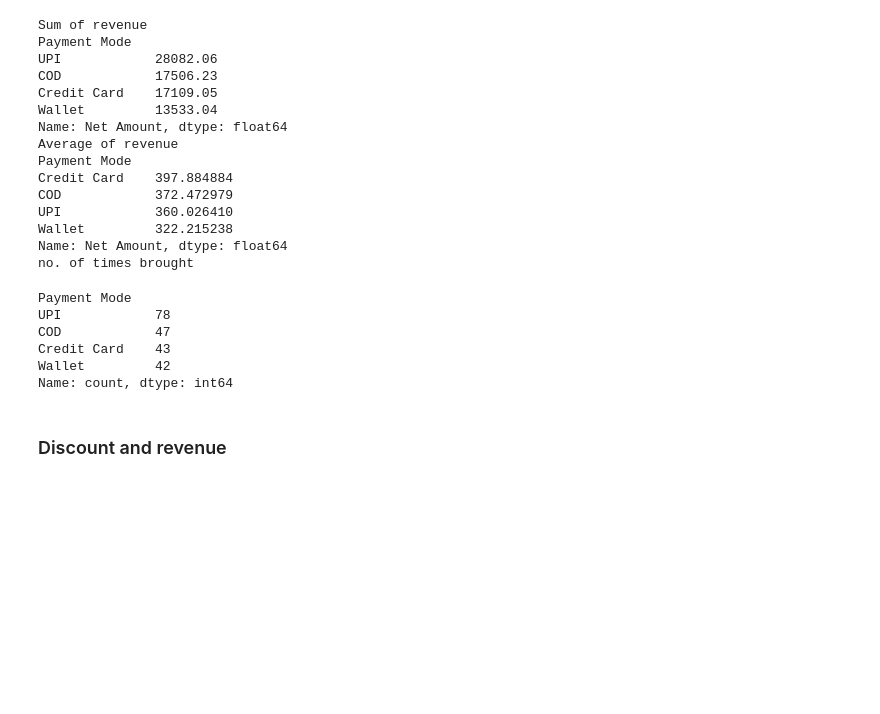
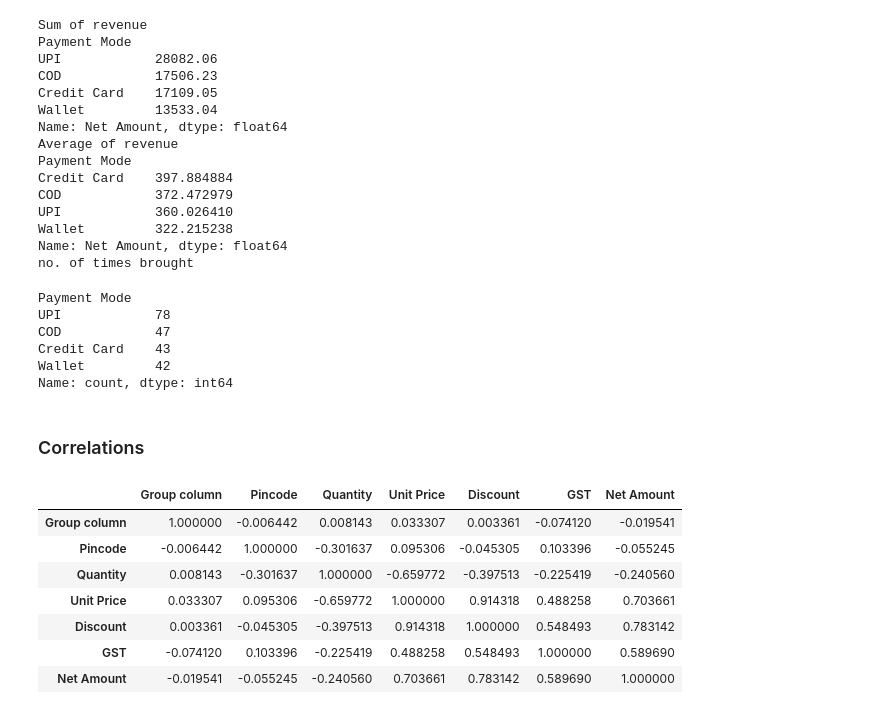
Before and after one commit to AditiShah-data/Data_analysis_scikit-learn, a Jupyter notebook: Python.ipynb, the cells around one changed output. Drawn from its saved outputs; the diff is of its cells as text; code cells hidden in the pictures; blank space fills up the shorter version.

```diff
--- a/Python.ipynb
+++ b/Python.ipynb
@@ -296,2 +296,13 @@ Name: count, dtype: int64
 # %% [markdown]
-### Discount and revenue
+### Correlations
+# %%
+df.corr(numeric_only=True)
+# %% [output]
+|  | Group column | Pincode | Quantity | Unit Price | Discount | GST | Net Amount |
+| Group column | 1.000000 | -0.006442 | 0.008143 | 0.033307 | 0.003361 | -0.074120 | -0.019541 |
+| Pincode | -0.006442 | 1.000000 | -0.301637 | 0.095306 | -0.045305 | 0.103396 | -0.055245 |
+| Quantity | 0.008143 | -0.301637 | 1.000000 | -0.659772 | -0.397513 | -0.225419 | -0.240560 |
+| Unit Price | 0.033307 | 0.095306 | -0.659772 | 1.000000 | 0.914318 | 0.488258 | 0.703661 |
+| Discount | 0.003361 | -0.045305 | -0.397513 | 0.914318 | 1.000000 | 0.548493 | 0.783142 |
+| GST | -0.074120 | 0.103396 | -0.225419 | 0.488258 | 0.548493 | 1.000000 | 0.589690 |
+| Net Amount | -0.019541 | -0.055245 | -0.240560 | 0.703661 | 0.783142 | 0.589690 | 1.000000 |
```
Also changed, not shown: parts of 14 cells of this notebook.
